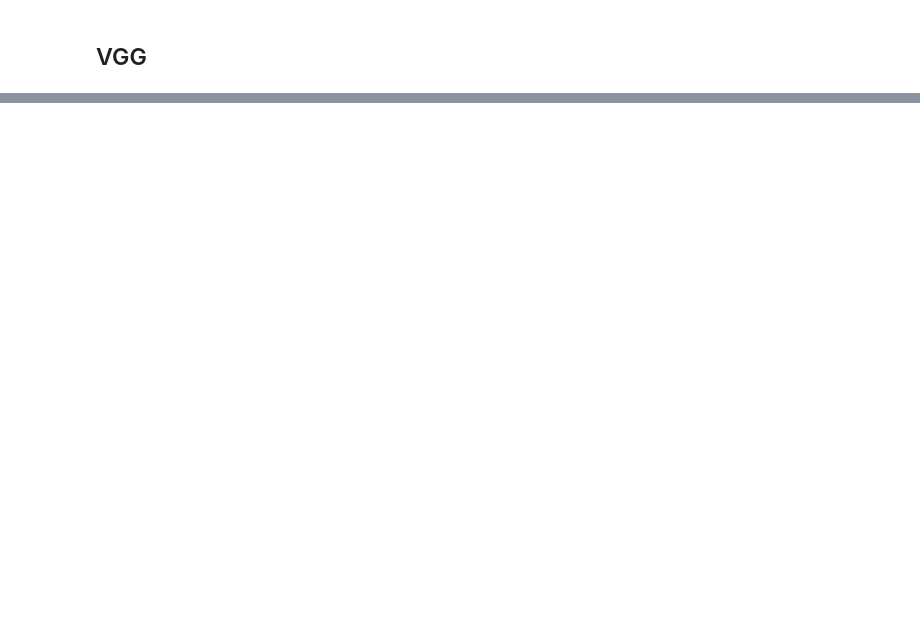
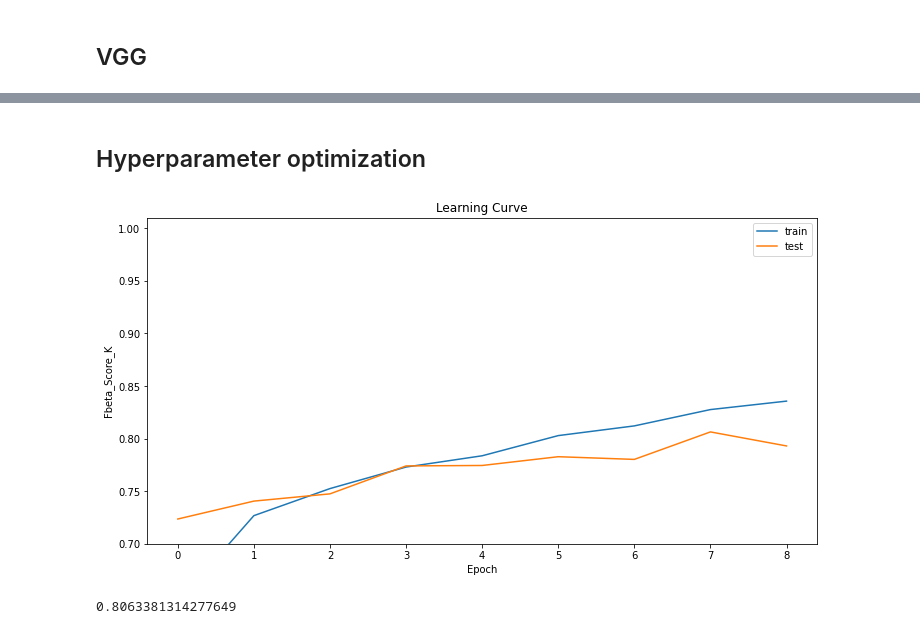
Before and after one commit to JakubStanczak/Amazon_forest_classification, a Jupyter notebook: Amazon_forest.ipynb, the cells around one changed output, grey strips where cells are left out. Drawn from its saved outputs; the diff is of its cells as text; code cells hidden in the pictures; blank space fills up the shorter version.

```diff
--- a/Amazon_forest.ipynb
+++ b/Amazon_forest.ipynb
@@ -302,0 +304,49 @@ Epoch 32/150
+# %% [markdown]
+## Hyperparameter optimization
+# %%
+def test_model(base_model, step=0.0003, decay=0.000005):
+  base_model = VGG16(weights='imagenet', include_top=False, input_shape=(128, 128, 3))
+
+  for layer in base_model.layers: # all blocked
+    layer.trainable = False
+
+  for layer in base_model.layers[-4:]:
+    layer.trainable = True
+
+  model = Sequential([
+                      base_model,
+                      Flatten(),
+
+                      Dense(1024, activation='relu'),
+                      Dropout(0.2),
+                      Dense(512, activation='relu'),
+                      Dropout(0.2),
+                      Dense(17, activation='sigmoid')
+  ])
+
+  optimizer = Adam(step, decay=decay)
+  metric = fbeta_score_K
+  model.compile(loss='binary_crossentropy', optimizer=optimizer, metrics=[metric])
+
+  callbacks = [
+      EarlyStopping(patience=4),
+  ]
+
+  history = model.fit(X_train, y_train,
+            batch_size=128,
+            epochs=30,
+            verbose=0,
+            validation_data=(X_test, y_test),
+            callbacks = callbacks)
+
+  learning_curve(history, 'fbeta_score_K')
+
+  return max(history.history['val_' + metric.__name__])
+# %%
+base_model = VGG16(weights='imagenet', include_top=False, input_shape=(128, 128, 3))
+score = test_model(base_model)
+print()
+print(score)
+# %% [output]
+[figure, added]
+0.8063381314277649
```
Also changed, not shown: parts of 12 cells of this notebook.
